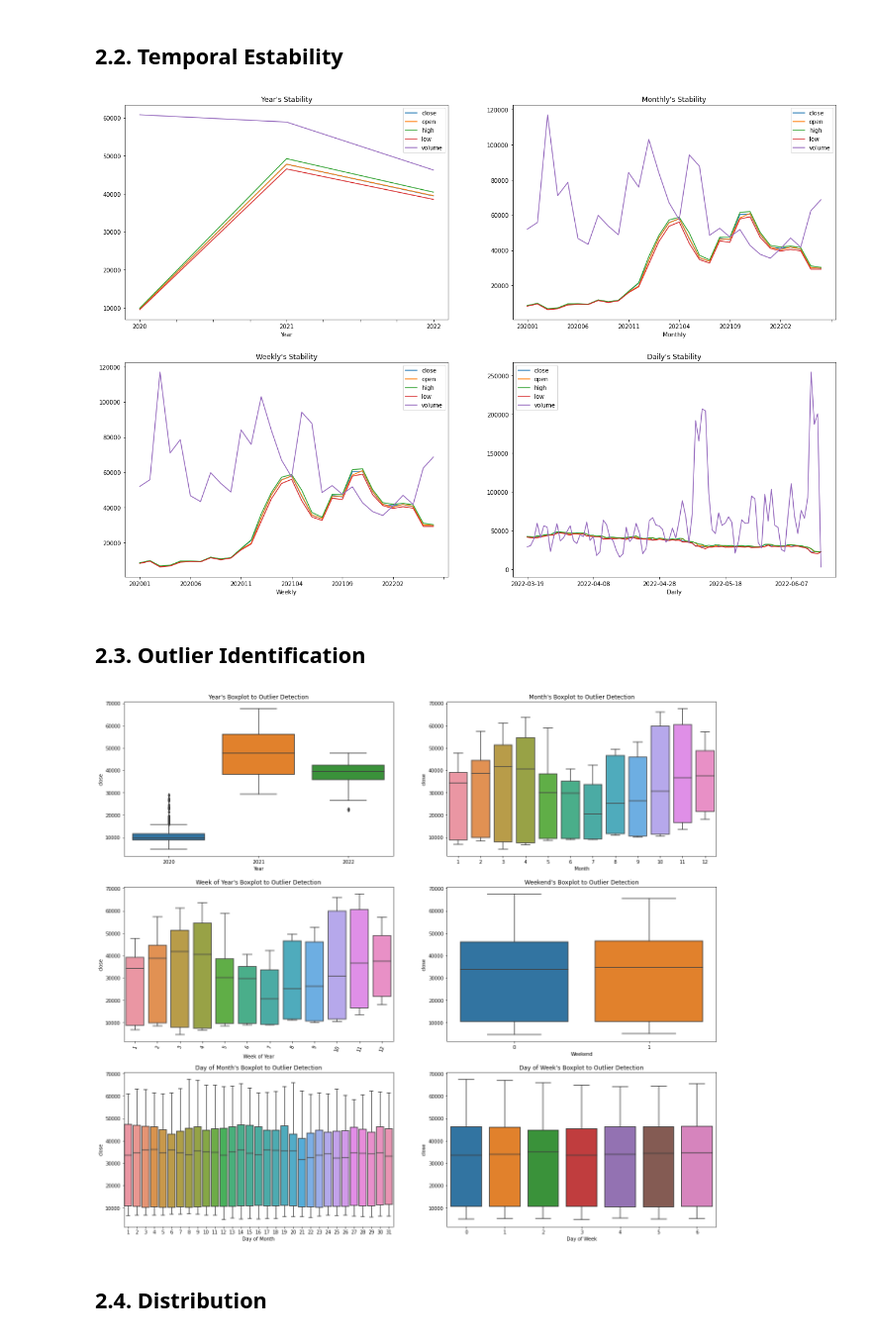
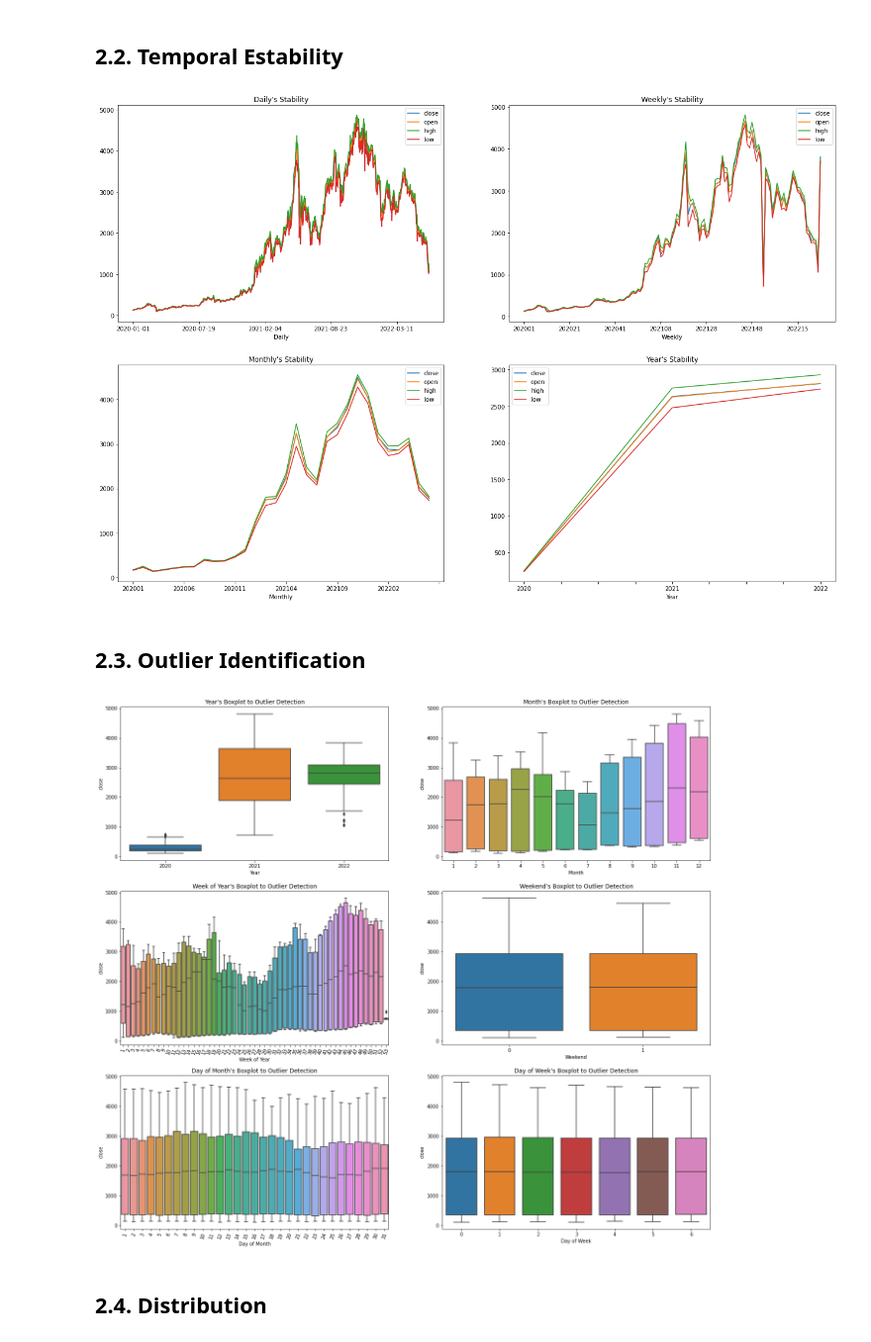
Before and after one commit to Valcilio/figma-assus, a Jupyter notebook: notebooks/data_eng_ml_model.ipynb, the cells around one changed output. Shown at 99% size. Drawn from its saved outputs; the diff is of its cells as text; code cells hidden in the pictures.

```diff
--- a/notebooks/data_eng_ml_model.ipynb
+++ b/notebooks/data_eng_ml_model.ipynb
@@ -16,13 +15,14 @@ from dataanalysis import DataAnalysis
 # %% [markdown]
 # 1.0. Data Extraction
 # %%
-# crypto = 'BTC'
-# market_curr = 'USD'
-# api_key = os.environ.get('TOKEN_FIGMA_CRYPTO_KEY')
+# extract any cryptocurrency historical data to analysis
+crypto = 'ETH'
+market_curr = 'USD'
+api_key = os.environ.get('TOKEN_FIGMA_CRYPTO_KEY')
 
-# crypt_etl = CryptocurrencyEtl(crypto=crypto, market_curr=market_curr, api_key=api_key)
+crypt_etl = CryptocurrencyEtl(crypto=crypto, market_curr=market_curr, api_key=api_key)
 
-# #crypt_etl.test_market_curr()
-# #crypt_etl.test_crypto()
+#crypt_etl.test_market_curr()
+#crypt_etl.test_crypto()
 
-# df_btc_usd = crypt_etl.run()
+df_btc_usd = crypt_etl.run()
@@ -29,5 +33,6 @@ from dataanalysis import DataAnalysis
 # %%
-df_btc_usd = pd.read_csv(c.DATA_PROC_FLD / 'btc_usd_proc.csv')
+# use standard dataset to test notebook's code
+#df_btc_usd = pd.read_csv(c.DATA_PROC_FLD / 'btc_usd_proc.csv')
 # %% [markdown]
 # 2.0. Data Analysis
 # %%
@@ -46,15 +51,15 @@ analy.statistical_description()
 # %% [markdown]
 ## 2.2. Temporal Estability
 # %%
-analy.all_timely_stability(y=['close', 'open', 'high', 'low', 'volume'])
+analy.all_timely_stability(y=['close', 'open', 'high', 'low'])
 # %% [output]
-[figure, old version]
+[figure, new version]
 # %% [markdown]
 ## 2.3. Outlier Identification
 # %%
-analy.all_temporal_outlier_detector_boxplots()
+analy.all_temporal_outlier_detector_boxplots(y='close')
 # %% [output]
-[figure, old version]
+[figure, new version]
 # %% [markdown]
 ## 2.4. Distribution
 # %%
```
Also changed, not shown: parts of 6 cells of this notebook, 43 other files.
